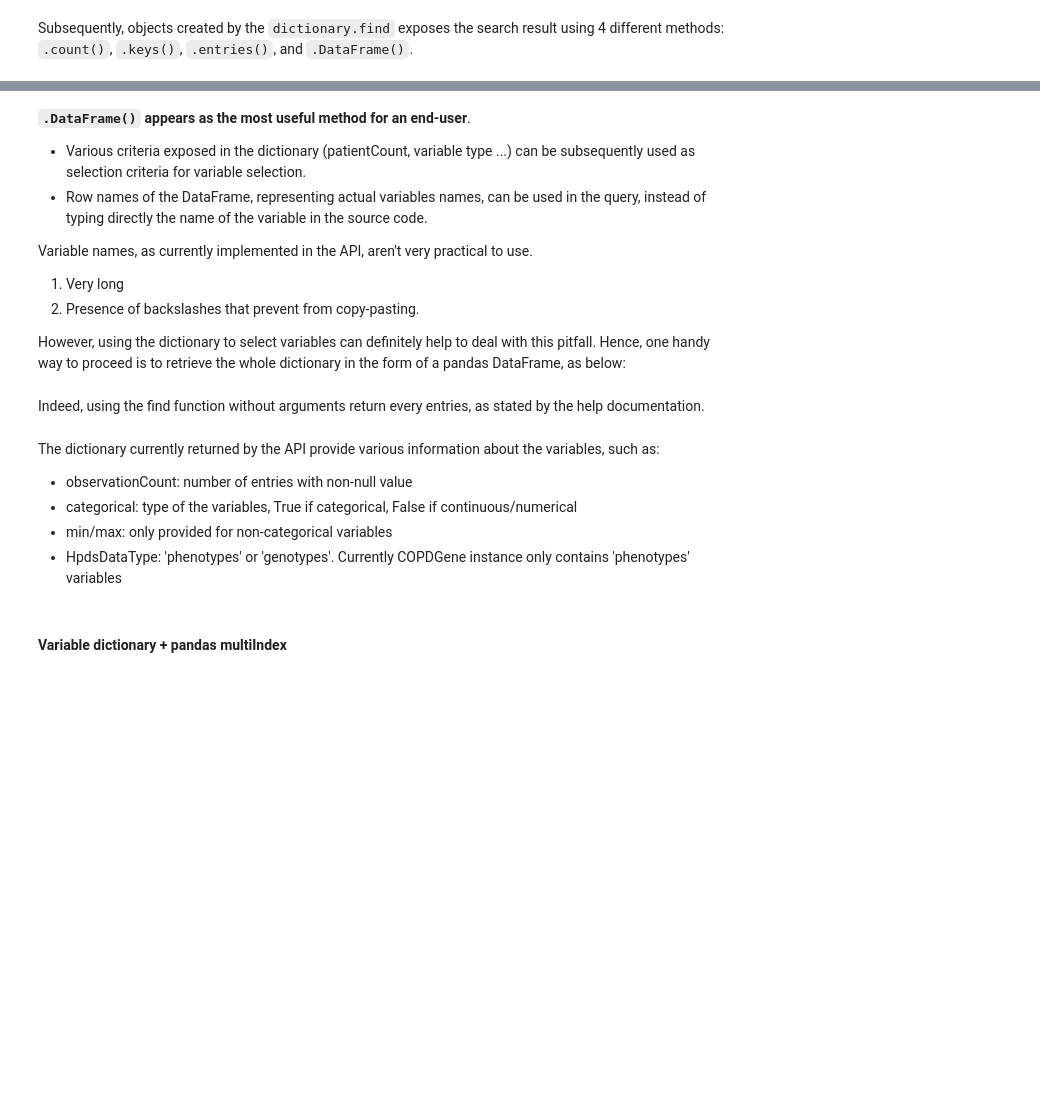
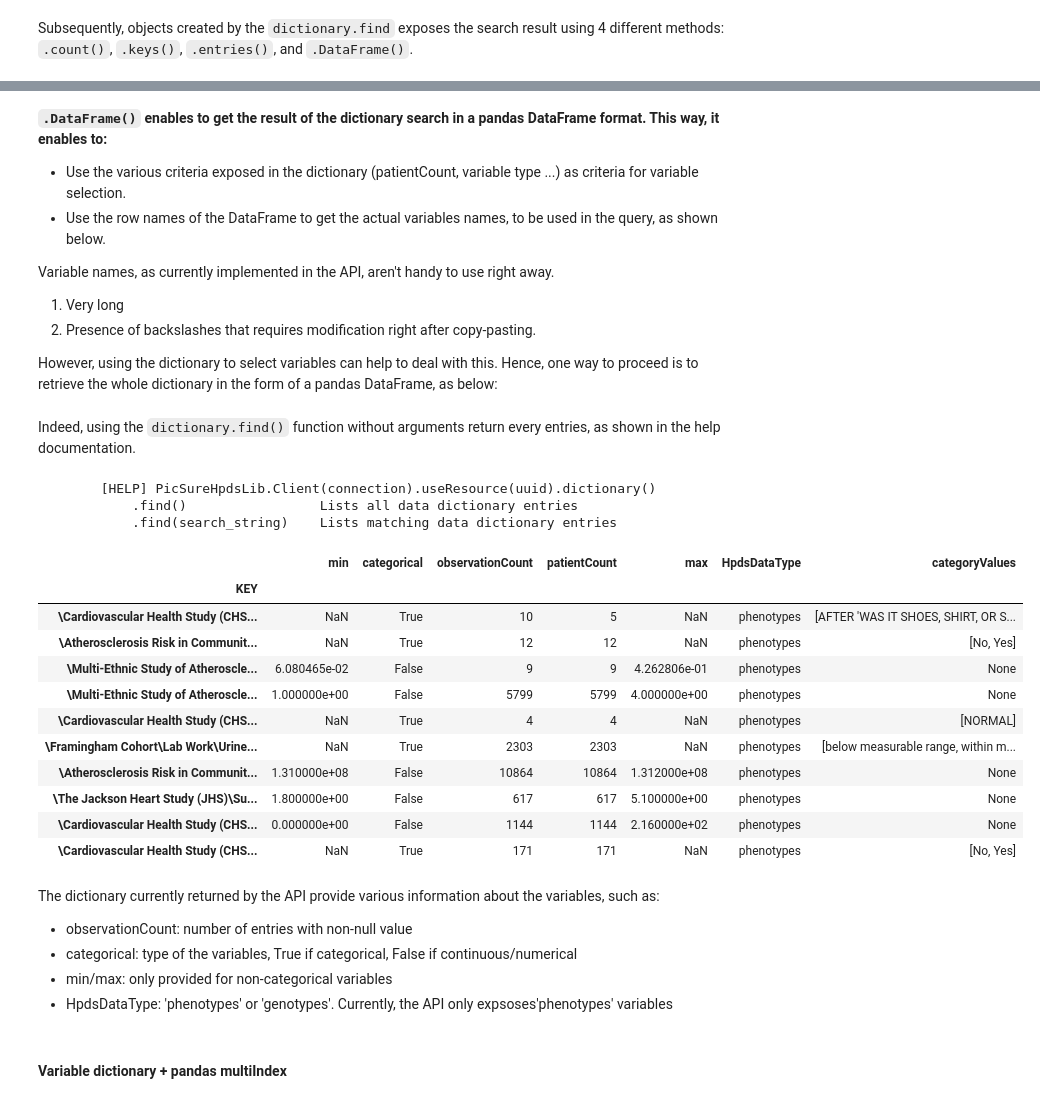
Before and after one commit to hms-dbmi/PIC-SURE_API-BioDataCatalyst-examples, a Jupyter notebook: python/PICSURE_API_101.ipynb, the cells around one changed output, grey strips where cells are left out. Cells and saved outputs as stored; diff of their text form; code cells hidden in the pictures; blank space fills up the shorter version.

```diff
--- a/python/PICSURE_API_101.ipynb
+++ b/python/PICSURE_API_101.ipynb
@@ -98,5 +131,8 @@ token = tokenManager(token_file).get_token()
+# %%
+with open(token_file, "r") as f:
+    my_token = f.read()
 # %%
 client = PicSureClient.Client()
-connection = client.connect(PICSURE_network_URL, token)
+connection = client.connect(PICSURE_network_URL, my_token)
 adapter = PicSureHpdsLib.Adapter(connection)
 resource = adapter.useResource(resource_id)
@@ -132,17 +204,22 @@ lookup.DataFrame()
 # %% [markdown]
-**`.DataFrame()` appears as the most useful method for an end-user**.
+**`.DataFrame()` enables to get the result of the dictionary search in a pandas DataFrame format. This way, it enables to:**
 
-* Various criteria exposed in the dictionary (patientCount, variable type ...) can be subsequently used as selection criteria for variable selection.
-* Row names of the DataFrame, representing actual variables names, can be used in the query, instead of typing directly the name of the variable in the source code.
 
-Variable names, as currently implemented in the API, aren't very practical to use.
+* Use the various criteria exposed in the dictionary (patientCount, variable type ...) as criteria for variable selection.
+* Use the row names of the DataFrame to get the actual variables names, to be used in the query, as shown below.
+
+Variable names, as currently implemented in the API, aren't handy to use right away.
 1. Very long
-2. Presence of backslashes that prevent from copy-pasting.
+2. Presence of backslashes that requires modification right after copy-pasting.
 
-However, using the dictionary to select variables can definitely help to deal with this pitfall. Hence, one handy way to proceed is to retrieve the whole dictionary in the form of a pandas DataFrame, as below:
+However, using the dictionary to select variables can help to deal with this. Hence, one way to proceed is to retrieve the whole dictionary in the form of a pandas DataFrame, as below:
 # %%
-plain_variablesDict = resource.dictionary().find("\\Genetic Epidemiology of COPD (COPDGene)\\Subject Phenotype\\6MinWalk\\Walk symptoms: back pain\\").DataFrame()
+plain_variablesDict = resource.dictionary().find().DataFrame()
 # %% [markdown]
-Indeed, using the find function without arguments return every entries, as stated by the help documentation.
+Indeed, using the `dictionary.find()` function without arguments return every entries, as shown in the help documentation.
 # %%
 resource.dictionary().help()
+# %% [output]
+        [HELP] PicSureHpdsLib.Client(connection).useResource(uuid).dictionary()
+            .find()                 Lists all data dictionary entries
+            .find(search_string)    Lists matching data dictionary entries
@@ -151,9 +226,24 @@ plain_variablesDict
+# %%
+plain_variablesDict.iloc[10:20,:]
+# %% [output]
+|  | min | categorical | observationCount | patientCount | max | HpdsDataType | categoryValues |
+| KEY |  |  |  |  |  |  |  |
+| \Cardiovascular Health Study (CHS... | NaN | True | 10 | 5 | NaN | phenotypes | [AFTER 'WAS IT SHOES, SHIRT, OR S... |
+| \Atherosclerosis Risk in Communit... | NaN | True | 12 | 12 | NaN | phenotypes | [No, Yes] |
+| \Multi-Ethnic Study of Atheroscle... | 6.080465e-02 | False | 9 | 9 | 4.262806e-01 | phenotypes | None |
+| \Multi-Ethnic Study of Atheroscle... | 1.000000e+00 | False | 5799 | 5799 | 4.000000e+00 | phenotypes | None |
+| \Cardiovascular Health Study (CHS... | NaN | True | 4 | 4 | NaN | phenotypes | [NORMAL] |
+| \Framingham Cohort\Lab Work\Urine... | NaN | True | 2303 | 2303 | NaN | phenotypes | [below measurable range, within m... |
+| \Atherosclerosis Risk in Communit... | 1.310000e+08 | False | 10864 | 10864 | 1.312000e+08 | phenotypes | None |
+| \The Jackson Heart Study (JHS)\Su... | 1.800000e+00 | False | 617 | 617 | 5.100000e+00 | phenotypes | None |
+| \Cardiovascular Health Study (CHS... | 0.000000e+00 | False | 1144 | 1144 | 2.160000e+02 | phenotypes | None |
+| \Cardiovascular Health Study (CHS... | NaN | True | 171 | 171 | NaN | phenotypes | [No, Yes] |
 # %% [markdown]
 The dictionary currently returned by the API provide various information about the variables, such as:
 - observationCount: number of entries with non-null value
 - categorical: type of the variables, True if categorical, False if continuous/numerical
 - min/max: only provided for non-categorical variables
-- HpdsDataType: 'phenotypes' or 'genotypes'. Currently COPDGene instance only contains 'phenotypes' variables
+- HpdsDataType: 'phenotypes' or 'genotypes'. Currently, the API only expsoses'phenotypes' variables
 # %% [markdown]
 #### Variable dictionary + pandas multiIndex
 # %% [markdown]
```
Also changed, not shown: parts of 47 cells of this notebook, 2 other files.
